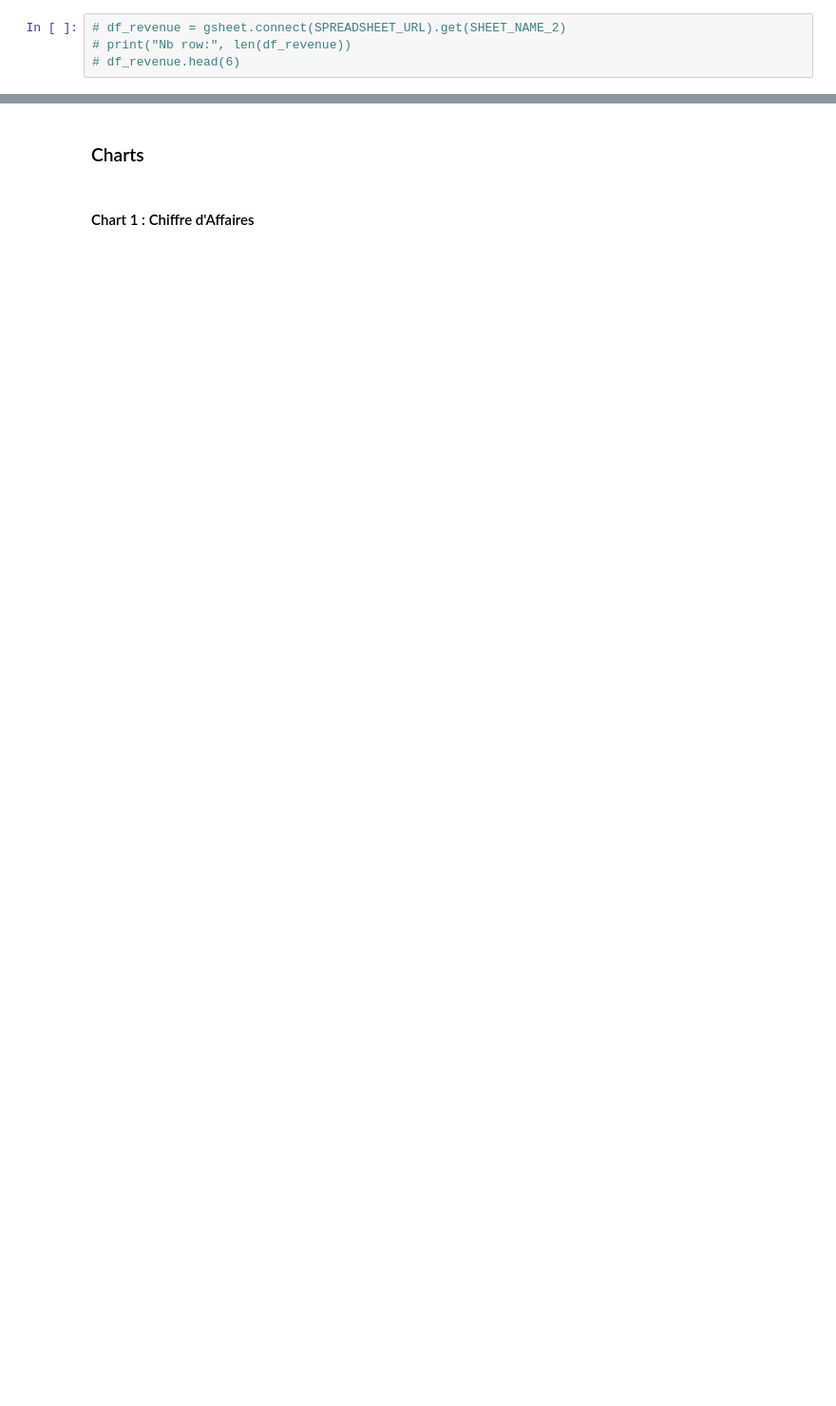
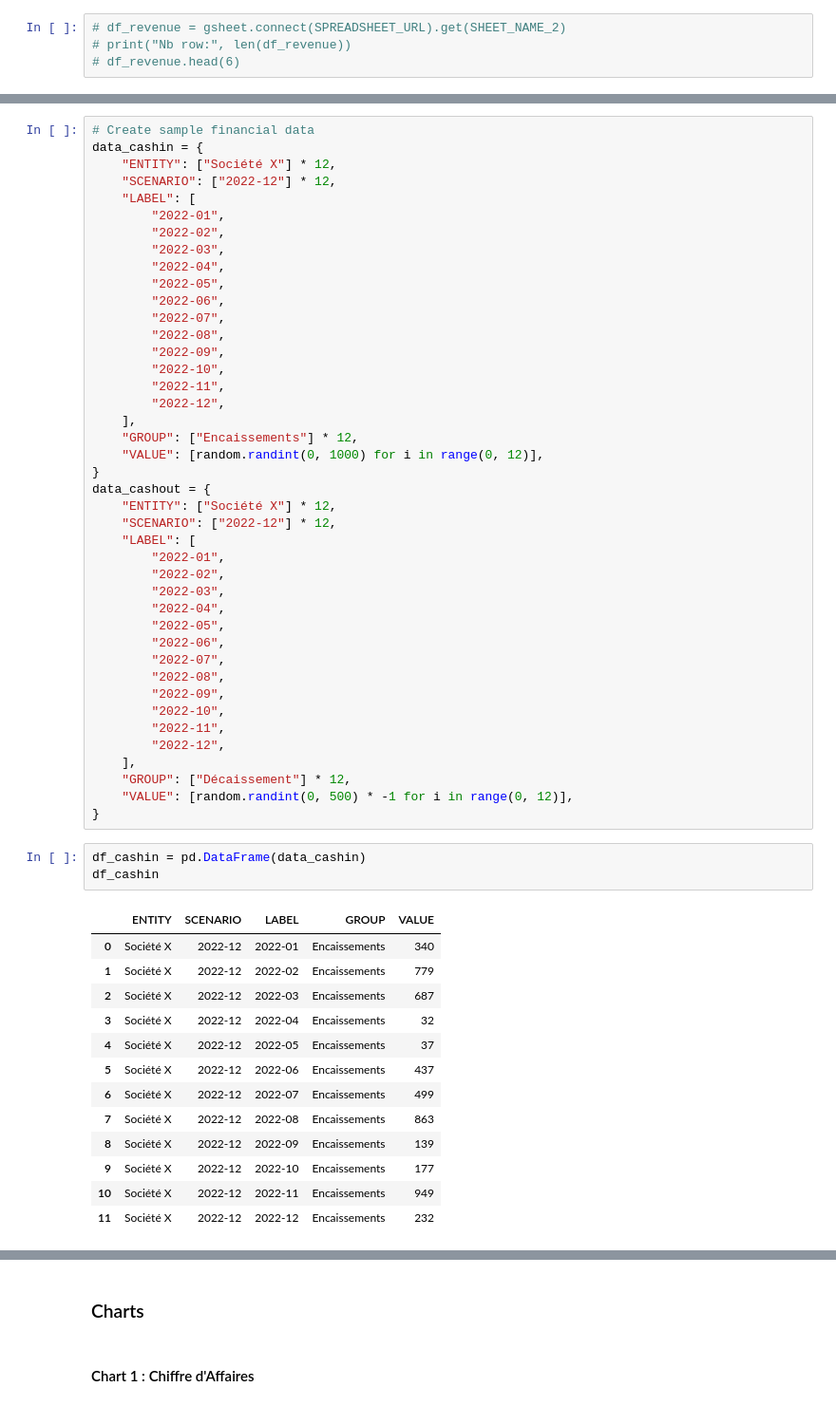
Before and after one commit to jupyter-naas/FEC-engine, a Jupyter notebook: models/FEC_Dashboard.ipynb, the cells around one changed output, grey strips where cells are left out. Shown at 95% size. Drawn from its saved outputs; the diff is of its cells as text; blank space fills up the shorter version.

```diff
--- a/models/FEC_Dashboard.ipynb
+++ b/models/FEC_Dashboard.ipynb
@@ -156,0 +194,59 @@ df_n_1
+# %%
+# Create sample financial data
+data_cashin = {
+    "ENTITY": ["Société X"] * 12,
+    "SCENARIO": ["2022-12"] * 12,
+    "LABEL": [
+        "2022-01",
+        "2022-02",
+        "2022-03",
+        "2022-04",
+        "2022-05",
+        "2022-06",
+        "2022-07",
+        "2022-08",
+        "2022-09",
+        "2022-10",
+        "2022-11",
+        "2022-12",
+    ],
+    "GROUP": ["Encaissements"] * 12,
+    "VALUE": [random.randint(0, 1000) for i in range(0, 12)],
+}
+data_cashout = {
+    "ENTITY": ["Société X"] * 12,
+    "SCENARIO": ["2022-12"] * 12,
+    "LABEL": [
+        "2022-01",
+        "2022-02",
+        "2022-03",
+        "2022-04",
+        "2022-05",
+        "2022-06",
+        "2022-07",
+        "2022-08",
+        "2022-09",
+        "2022-10",
+        "2022-11",
+        "2022-12",
+    ],
+    "GROUP": ["Décaissement"] * 12,
+    "VALUE": [random.randint(0, 500) * -1 for i in range(0, 12)],
+}
+# %%
+df_cashin = pd.DataFrame(data_cashin)
+df_cashin
+# %% [output]
+|  | ENTITY | SCENARIO | LABEL | GROUP | VALUE |
+| 0 | Société X | 2022-12 | 2022-01 | Encaissements | 340 |
+| 1 | Société X | 2022-12 | 2022-02 | Encaissements | 779 |
+| 2 | Société X | 2022-12 | 2022-03 | Encaissements | 687 |
+| 3 | Société X | 2022-12 | 2022-04 | Encaissements | 32 |
+| 4 | Société X | 2022-12 | 2022-05 | Encaissements | 37 |
+| 5 | Société X | 2022-12 | 2022-06 | Encaissements | 437 |
+| 6 | Société X | 2022-12 | 2022-07 | Encaissements | 499 |
+| 7 | Société X | 2022-12 | 2022-08 | Encaissements | 863 |
+| 8 | Société X | 2022-12 | 2022-09 | Encaissements | 139 |
+| 9 | Société X | 2022-12 | 2022-10 | Encaissements | 177 |
+| 10 | Société X | 2022-12 | 2022-11 | Encaissements | 949 |
+| 11 | Société X | 2022-12 | 2022-12 | Encaissements | 232 |
```
Also changed, not shown: parts of 27 cells of this notebook.
